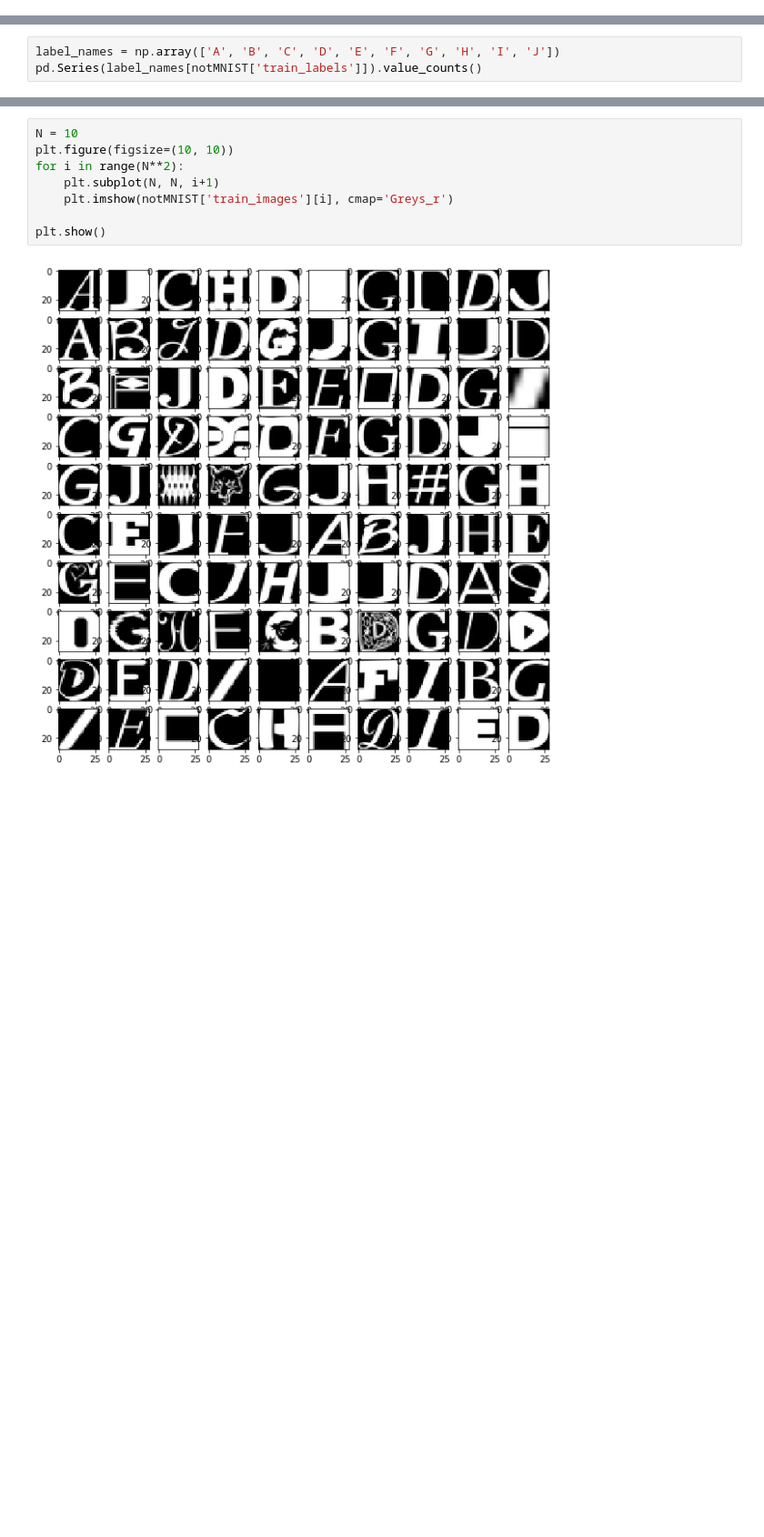
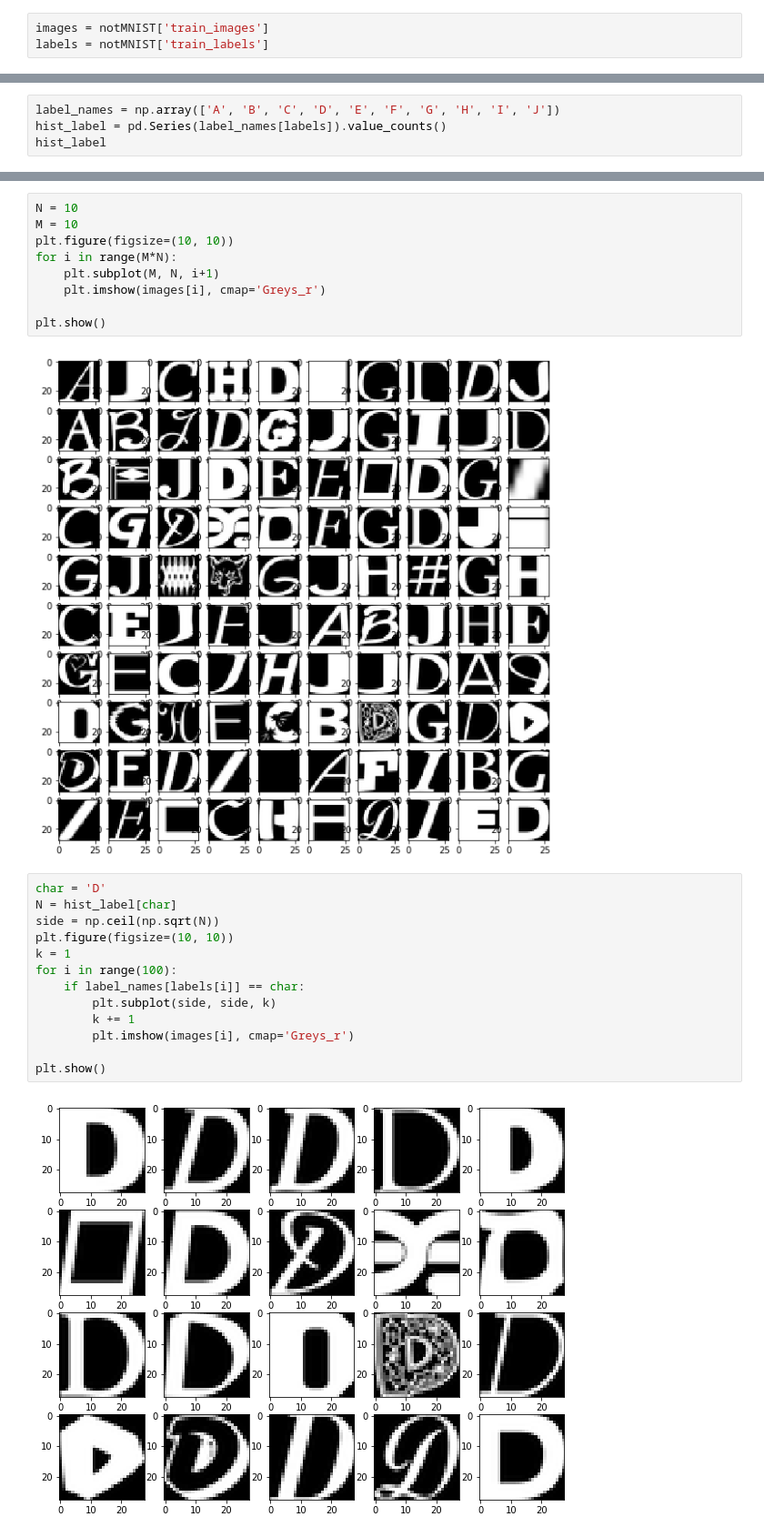
Before and after one commit to MarkAYoder/deeplearning, a Jupyter notebook: lessons/L11 - notMNIST Dataset.ipynb, the cells around one changed output, grey strips where cells are left out. Shown at 91% size. Drawn from its saved outputs; the diff is of its cells as text; blank space fills up the shorter version.

Commit message:
Added image search

```diff
--- a/lessons/L11 - notMNIST Dataset.ipynb
+++ b/lessons/L11 - notMNIST Dataset.ipynb
@@ -22,6 +22,9 @@ notMNIST['train_images'].shape
 notMNIST['train_labels'].shape
 # %% [output]
 (100,)
+# %%
+images = notMNIST['train_images']
+labels = notMNIST['train_labels']
 # %%
 my_image = notMNIST['train_images'][50]
 # %%
@@ -31,6 +34,7 @@ plt.imshow(my_image, cmap='Greys_r')
 [figure]
 # %%
 label_names = np.array(['A', 'B', 'C', 'D', 'E', 'F', 'G', 'H', 'I', 'J'])
-pd.Series(label_names[notMNIST['train_labels']]).value_counts()
+hist_label = pd.Series(label_names[labels]).value_counts()
+hist_label
 # %% [output]
 D    20
@@ -50,11 +54,27 @@ label_names[notMNIST['train_labels'][50]]
 'C'
 # %%
 N = 10
+M = 10
 plt.figure(figsize=(10, 10))
-for i in range(N**2):
-    plt.subplot(N, N, i+1)
-    plt.imshow(notMNIST['train_images'][i], cmap='Greys_r')
+for i in range(M*N):
+    plt.subplot(M, N, i+1)
+    plt.imshow(images[i], cmap='Greys_r')
 
 plt.show()
 # %% [output]
 [figure]
+# %%
+char = 'D'
+N = hist_label[char]
+side = np.ceil(np.sqrt(N))
+plt.figure(figsize=(10, 10))
+k = 1
+for i in range(100):
+    if label_names[labels[i]] == char:
+        plt.subplot(side, side, k)
+        k += 1
+        plt.imshow(images[i], cmap='Greys_r')
+
+plt.show()
+# %% [output]
+[figure, added]
```
Also changed, not shown: parts of 2 cells of this notebook.
